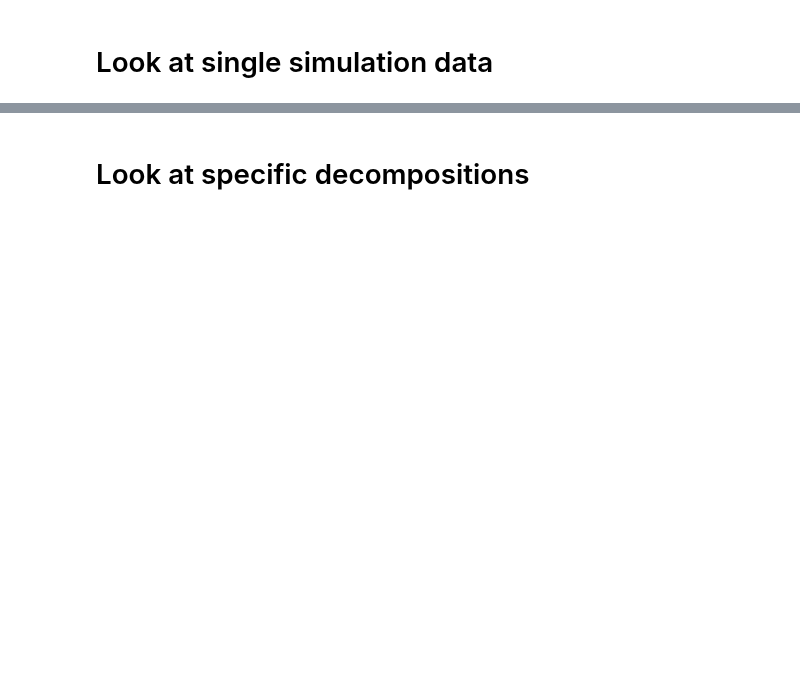
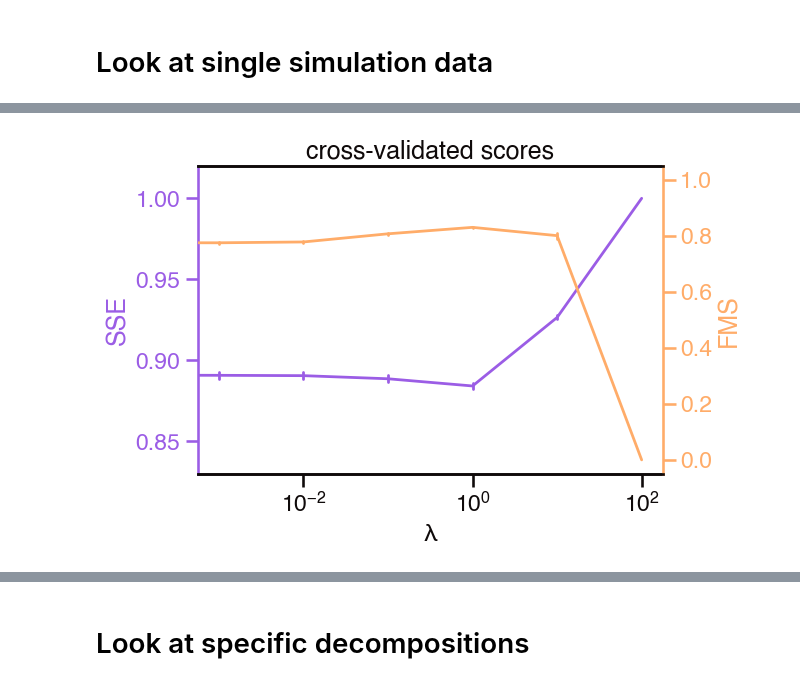
Before and after one commit to blasks/barnacle-manuscript, a Jupyter notebook: figures/1-simulation/simulation-case-studies.ipynb, the cells around one changed output, grey strips where cells are left out. Drawn from its saved outputs; the diff is of its cells as text; code cells hidden in the pictures; blank space fills up the shorter version.

```diff
--- a/figures/1-simulation/simulation-case-studies.ipynb
+++ b/figures/1-simulation/simulation-case-studies.ipynb
@@ -214,3 +197,60 @@ plt.legend(title='sparsity', loc='center left', bbox_to_anchor=[1, 0.5]);
+# %%
+# look at SSE and FMS vs lambda
+
+# define data
+plot_df = sim_df[sim_df['modeled_replicate'] != sim_df['comparison_replicate']]
+plot_df = plot_df[plot_df['rank'] == plot_df['simulation_rank']]
+
+# plot SSE
+mpl.rcParams['axes.spines.left'] = True
+mpl.rcParams['axes.spines.right'] = False
+color = sns.color_palette()[0]
+fig, axis = plt.subplots(figsize=(6, 4))
+sns.lineplot(
+    x='lambda',
+    y='relative_sse',
+    color=color,
+    errorbar='se',
+    err_style='bars',
+    data=plot_df,
+    ax=axis,
+    legend=False
+)
+axis.set(ylim=[0.83, 1.02], xlabel='λ', ylabel='SSE')
+axis.yaxis.label.set_color(color)
+axis.tick_params(axis='y', colors=color)
+axis.spines['left'].set_color(color)
+
+# plot FMS
+color = sns.color_palette()[1]
+mpl.rcParams['axes.spines.right'] = True
+mpl.rcParams['axes.spines.left'] = False
+axis2 = plt.twinx(axis)
+sns.lineplot(
+    x='lambda',
+    y='model_fms',
+    color=color,
+    errorbar='se',
+    err_style='bars',
+    data=plot_df,
+    ax=axis2,
+    legend=False
+)
+axis2.set(ylim=[-.05, 1.05], xlabel='λ', ylabel='FMS')
+axis2.yaxis.label.set_color(color)
+axis2.tick_params(axis='y', colors=color)
+axis2.spines['right'].set_color(color)
+
+# put defaults back where you found them
+mpl.rcParams['axes.spines.right'] = True
+mpl.rcParams['axes.spines.left'] = True
+
+# fix x axis stuff
+plt.xscale('log');
+plt.title('cross-validated scores');
+plt.savefig('sim{}-cv-scores-v-lambda.png'.format(sim_id), bbox_inches='tight')
+# %% [output]
+[figure, added]
 # %%
 # look at relative_sse vs lambda
 
```
Also changed, not shown: parts of 21 cells of this notebook, 3 other files.
